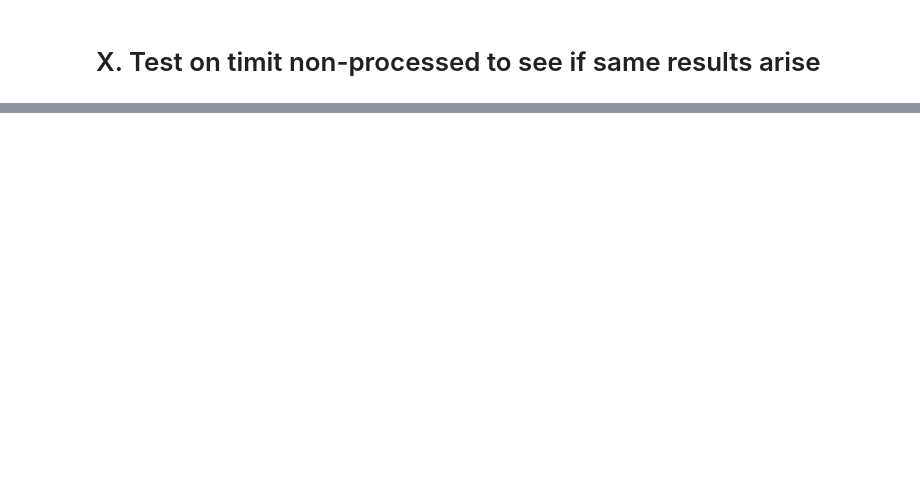
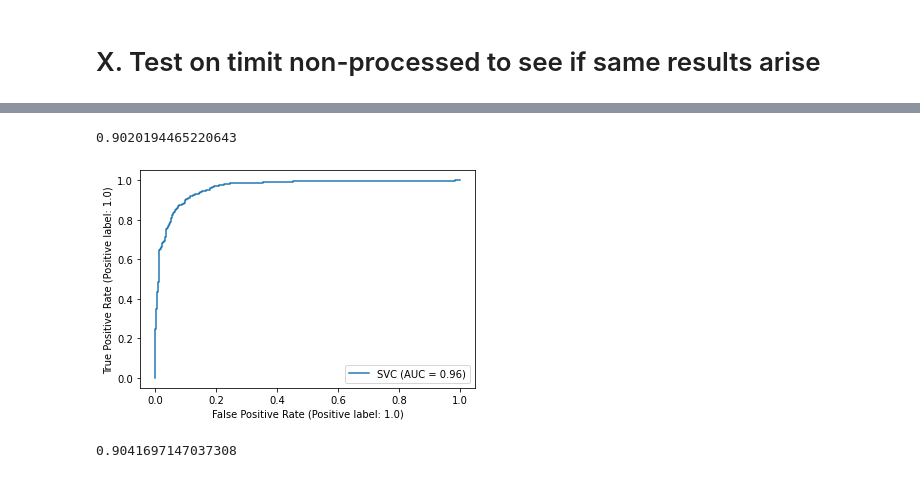
Before and after one commit to sbarrington/df-shibboleth, a Jupyter notebook: 02 Modeling/full_pipeline_cadence_feature_engineering.ipynb, the cells around one changed output, grey strips where cells are left out. Drawn from its saved outputs; the diff is of its cells as text; code cells hidden in the pictures; blank space fills up the shorter version.

```diff
--- a/02 Modeling/full_pipeline_cadence_feature_engineering.ipynb
+++ b/02 Modeling/full_pipeline_cadence_feature_engineering.ipynb
@@ -303,0 +378,5 @@ truncated_audios_temp = truncated_audios
+# %%
+# Drop NAs for now
+nan_indices = features_with_nans[features_with_nans.isna().any(axis=1)].index
+features = features_with_nans.drop(nan_indices, axis=0)
+len(features)
@@ -303,0 +462,12 @@ truncated_audios_temp = truncated_audios
+# %%
+from sklearn import svm
+X_train, X_test, y_train, y_test = train_test_split(features.iloc[:, 1:-1], features['fake'], test_size=0.25, random_state=0)
+
+scaler = MinMaxScaler()
+
+X_train_norm = scaler.fit_transform(X_train)
+X_test_norm = scaler.transform(X_test)
+
+clf = svm.SVC()
+clf.fit(X_train_norm, y_train)
+clf.score(X_test_norm, y_test)
@@ -303,0 +476,15 @@ truncated_audios_temp = truncated_audios
+# %%
+from sklearn.model_selection import GridSearchCV
+
+param_grid = {'C': [0.1, 1, 10, 100, 1000],
+              'gamma': [1, 0.1, 0.01, 0.001, 0.0001],
+              'kernel': ['rbf']}
+
+grid = GridSearchCV(clf, param_grid, refit = True, verbose = 3)
+
+# fitting the model for grid search
+grid.fit(X_train, y_train)
+
+print(grid.best_params_)
+
+print(grid.best_estimator_)
@@ -303,0 +509,17 @@ truncated_audios_temp = truncated_audios
+# %%
+clf = svm.SVC(C=1000, gamma=0.1, kernel='rbf')
+clf.fit(X_train_norm, y_train)
+clf.score(X_test_norm, y_test)
+# %% [output]
+0.9020194465220643
+# %%
+from sklearn.metrics import RocCurveDisplay, f1_score
+
+RocCurveDisplay.from_estimator(clf, X_test_norm, y_test)
+plt.show()
+
+y_pred = clf.predict(X_test_norm)
+f1_score(y_test, y_pred)
+# %% [output]
+[figure, added]
+0.9041697147037308
```
Also changed, not shown: parts of 36 cells of this notebook.
